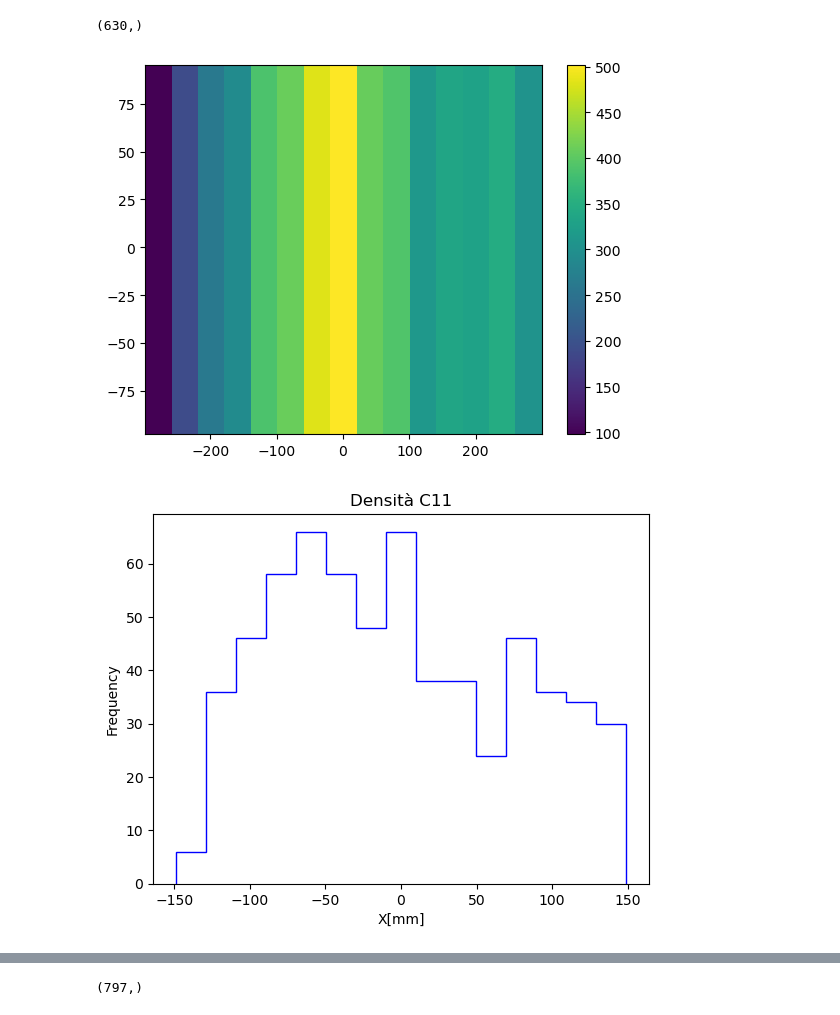
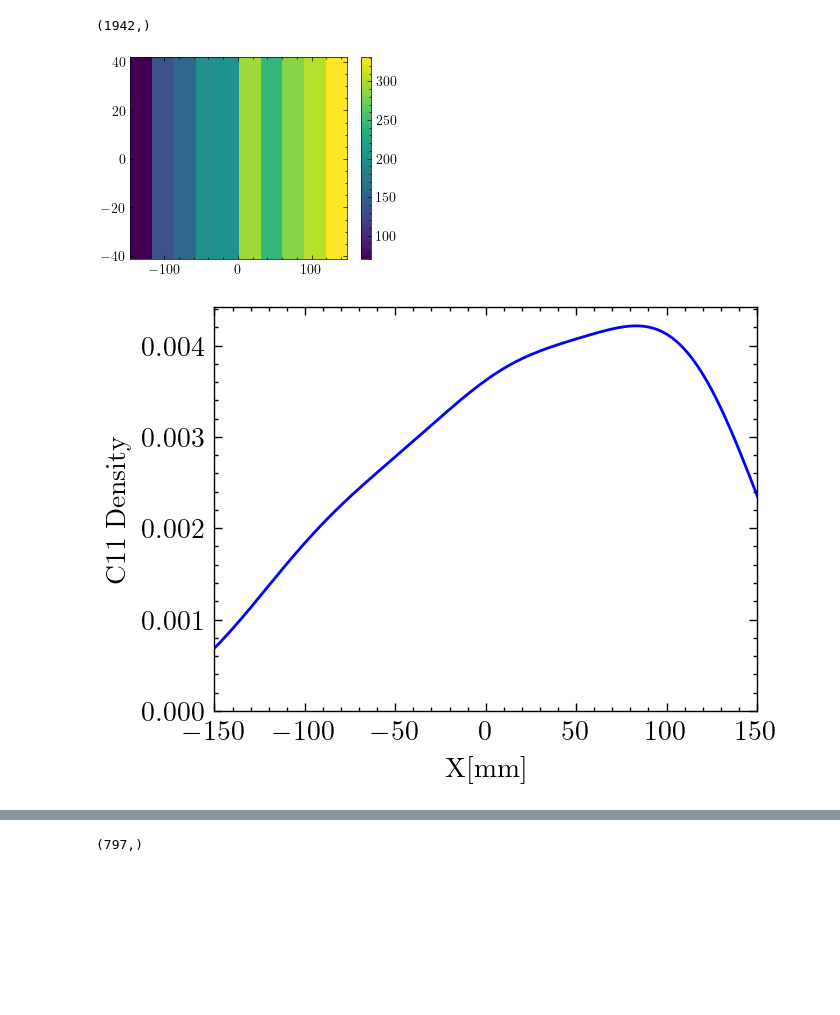
Before and after one commit to francescouni0/Online-Monitoring, a Jupyter notebook: radionuc.ipynb, the cells around one changed output, grey strips where cells are left out. Saved outputs shown, nothing was run; the diff lists cells and outputs as text; code cells hidden in the pictures; blank space fills up the shorter version.

```diff
--- a/radionuc.ipynb
+++ b/radionuc.ipynb
@@ -2,10 +2,12 @@
 import pandas as pd
 import matplotlib.pyplot as plt
 import numpy as np
+import scienceplots
 import seaborn as sns
-csv_file_path1 = 'dati/radionucbigphantom/150/C11_entering_particles.csv'
+plt.style.use('science')
+csv_file_path1 = 'dati/preFrascati/cilindrofan/150mev/coll/C11_entering_particles.csv'
 
-csv_file_path2 = 'dati/radionucbigphantom/150/O15_entering_particles.csv'
+csv_file_path2 = 'dati/preFrascati/cilindrofan/150mev/coll/O15_entering_particles.csv'
 
 df_C11 = pd.read_csv(csv_file_path1, delimiter=',', header=None, names=['Energy', 'X', 'Y', 'Z','pX', 'pY', 'pZ','evt'])
 df_O15 = pd.read_csv(csv_file_path2, delimiter=',', header=None, names=['Energy', 'X', 'Y', 'Z','pX', 'pY', 'pZ','evt'])
@@ -20,35 +22,36 @@ plt.show()
 # %%
-print(np.shape(df_C11['X']))
+print(np.shape(df_O15['X']))
 # %% [output]
-(630,)
+(1942,)
 # %%
-plt.hist2d(df_C11['X'], df_C11['Y'], bins=(15,1), cmap='viridis')
+plt.hist2d(df_C11['X'], df_C11['Y'], bins=(10,1), cmap='viridis')
 plt.colorbar()
 
 
 plt.show()
 # %% [output]
-[figure, old version]
+[figure, new version]
 # %%
-hist2d, x_edges, y_edges = np.histogram2d(df_C11['X'], df_C11['Y'], bins=(200, 1), range=[[-150, 150], [-100, 100]])
+hist2d, x_edges, y_edges = np.histogram2d(df_C11['X'], df_C11['Y'], bins=(50, 1), range=[[-150, 150], [-100, 100]])
 
 slice_index = 0
 
 # Extract the slice from the 2D histogram
 hist_slice = hist2d[:, slice_index]
 
 bin_centers_x = (x_edges[:-1] + x_edges[1:]) / 2
-
-plt.hist(bin_centers_x, weights=hist_slice, color='blue', bins=15,histtype='step')
+fig=plt.figure()
+fig.dpi=200
+sns.kdeplot(x=bin_centers_x, weights=hist_slice, color='blue')
 
 # Add labels and title
 plt.xlabel('X[mm]')
-plt.ylabel('Frequency')
-plt.title('Densità C11')
+plt.ylabel('C11 Density ')
+plt.xlim(-150,150)
 
 # Show the plot
 plt.show()
 # %% [output]
-[figure, old version]
+[figure, new version]
 # %%
 import seaborn as sns
```
Also changed, not shown: parts of 4 cells of this notebook, 2 other files.
